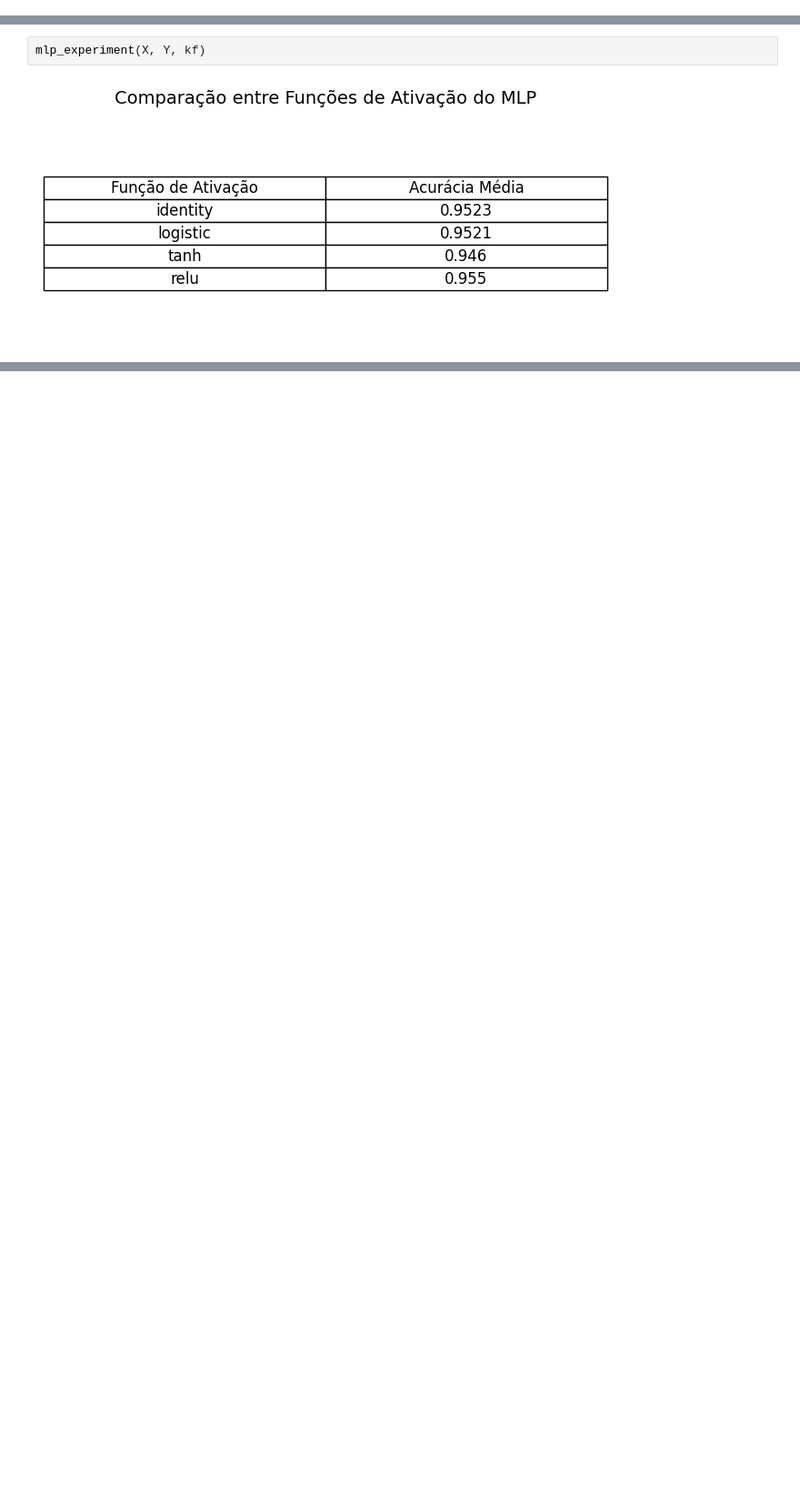
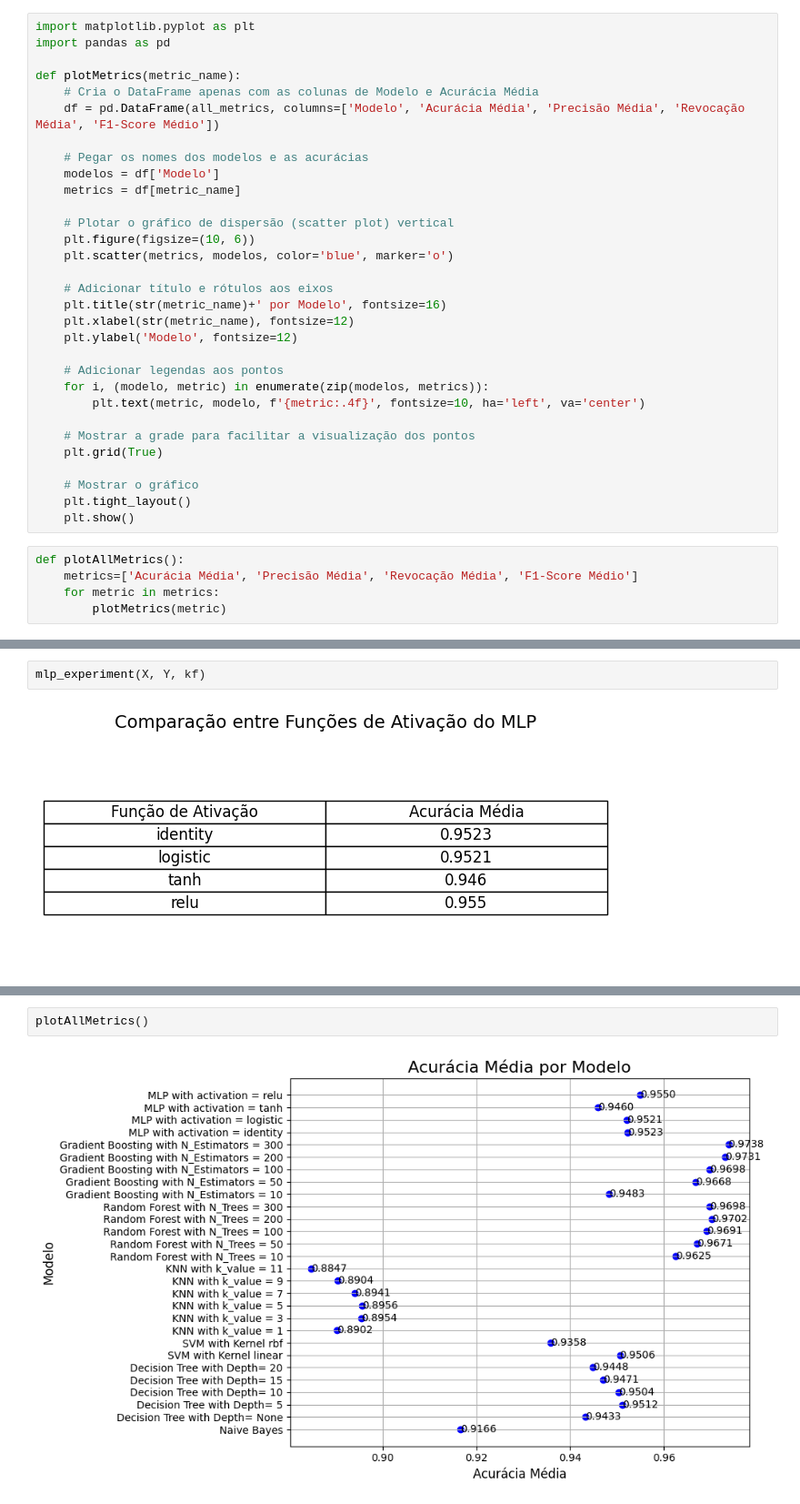
Before and after one commit to guinlops/INF-420-2024-1, a Jupyter notebook: TP4/main.ipynb, the cells around one changed output, grey strips where cells are left out. Shown at 91% size. Drawn from its saved outputs; the diff is of its cells as text; blank space fills up the shorter version.

```diff
--- a/TP4/main.ipynb
+++ b/TP4/main.ipynb
@@ -214 +262,37 @@ def mlp_experiment(X, Y, kf):
+# %%
+import matplotlib.pyplot as plt
+import pandas as pd
+
+def plotMetrics(metric_name):
+    # Cria o DataFrame apenas com as colunas de Modelo e Acurácia Média
+    df = pd.DataFrame(all_metrics, columns=['Modelo', 'Acurácia Média', 'Precisão Média', 'Revocação Média', 'F1-Score Médio'])
+
+    # Pegar os nomes dos modelos e as acurácias
+    modelos = df['Modelo']
+    metrics = df[metric_name]
+
+    # Plotar o gráfico de dispersão (scatter plot) vertical
+    plt.figure(figsize=(10, 6))
+    plt.scatter(metrics, modelos, color='blue', marker='o')
+
+    # Adicionar título e rótulos aos eixos
+    plt.title(str(metric_name)+' por Modelo', fontsize=16)
+    plt.xlabel(str(metric_name), fontsize=12)
+    plt.ylabel('Modelo', fontsize=12)
+
+    # Adicionar legendas aos pontos
+    for i, (modelo, metric) in enumerate(zip(modelos, metrics)):
+        plt.text(metric, modelo, f'{metric:.4f}', fontsize=10, ha='left', va='center')
+
+    # Mostrar a grade para facilitar a visualização dos pontos
+    plt.grid(True)
+
+    # Mostrar o gráfico
+    plt.tight_layout()
+    plt.show()
+# %%
+def plotAllMetrics():
+    metrics=['Acurácia Média', 'Precisão Média', 'Revocação Média', 'F1-Score Médio']
+    for metric in metrics:
+        plotMetrics(metric)
 # %%
@@ -345,0 +431,4 @@ plot_all_confusion_matrix()
+# %%
+plotAllMetrics()
+# %% [output]
+[figure, added]
```
Also changed, not shown: parts of 9 cells of this notebook, 1 other file.
